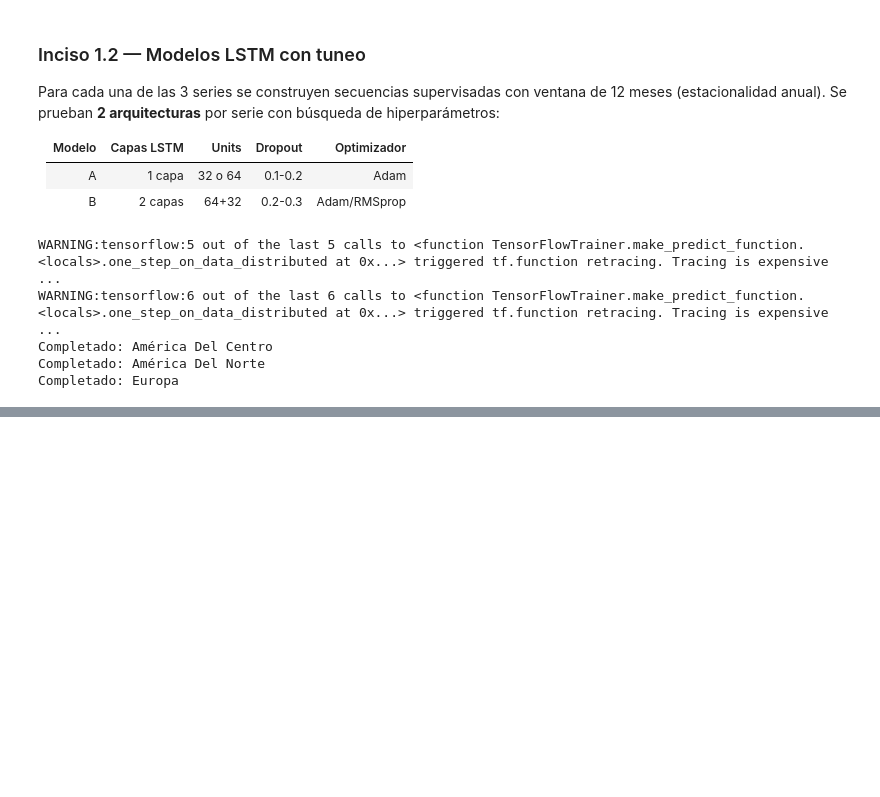
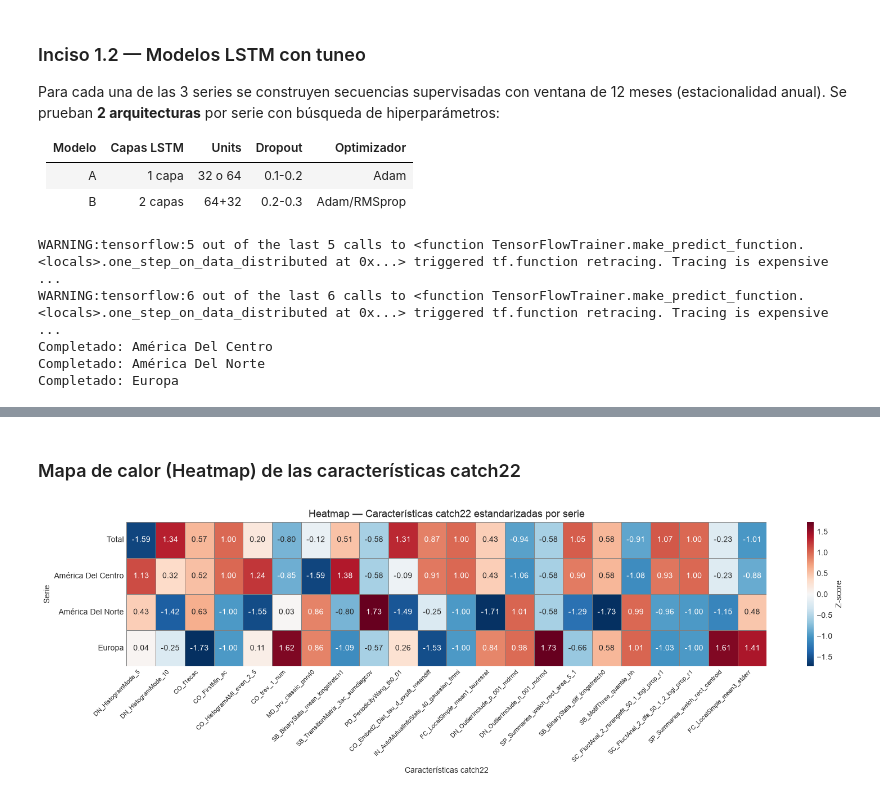
Before and after one commit to abbydoag/Labs_DataSci, a Jupyter notebook: Lab2/LSTM_Regiones.ipynb, the cells around one changed output, grey strips where cells are left out. Saved outputs shown, nothing was run; the diff lists cells and outputs as text; code cells hidden in the pictures; blank space fills up the shorter version.

```diff
--- a/Lab2/LSTM_Regiones.ipynb
+++ b/Lab2/LSTM_Regiones.ipynb
@@ -317,0 +636,16 @@ Europa:
+# %% [markdown]
+### Mapa de calor (Heatmap) de las características catch22
+# %%
+fig, ax = plt.subplots(figsize=(16, 5))
+sns.heatmap(matriz_scaled_df, annot=True, fmt='.2f', cmap='RdBu_r',
+            center=0, linewidths=0.5, linecolor='gray',
+            xticklabels=True, yticklabels=True, ax=ax,
+            cbar_kws={'label': 'Z-score'})
+ax.set_title('Heatmap — Características catch22 estandarizadas por serie', fontsize=13)
+ax.set_xlabel('Características catch22')
+ax.set_ylabel('Serie')
+plt.xticks(rotation=45, ha='right', fontsize=8)
+plt.tight_layout()
+plt.show()
+# %% [output]
+[figure, added]
```
Also changed, not shown: parts of 32 cells of this notebook.
